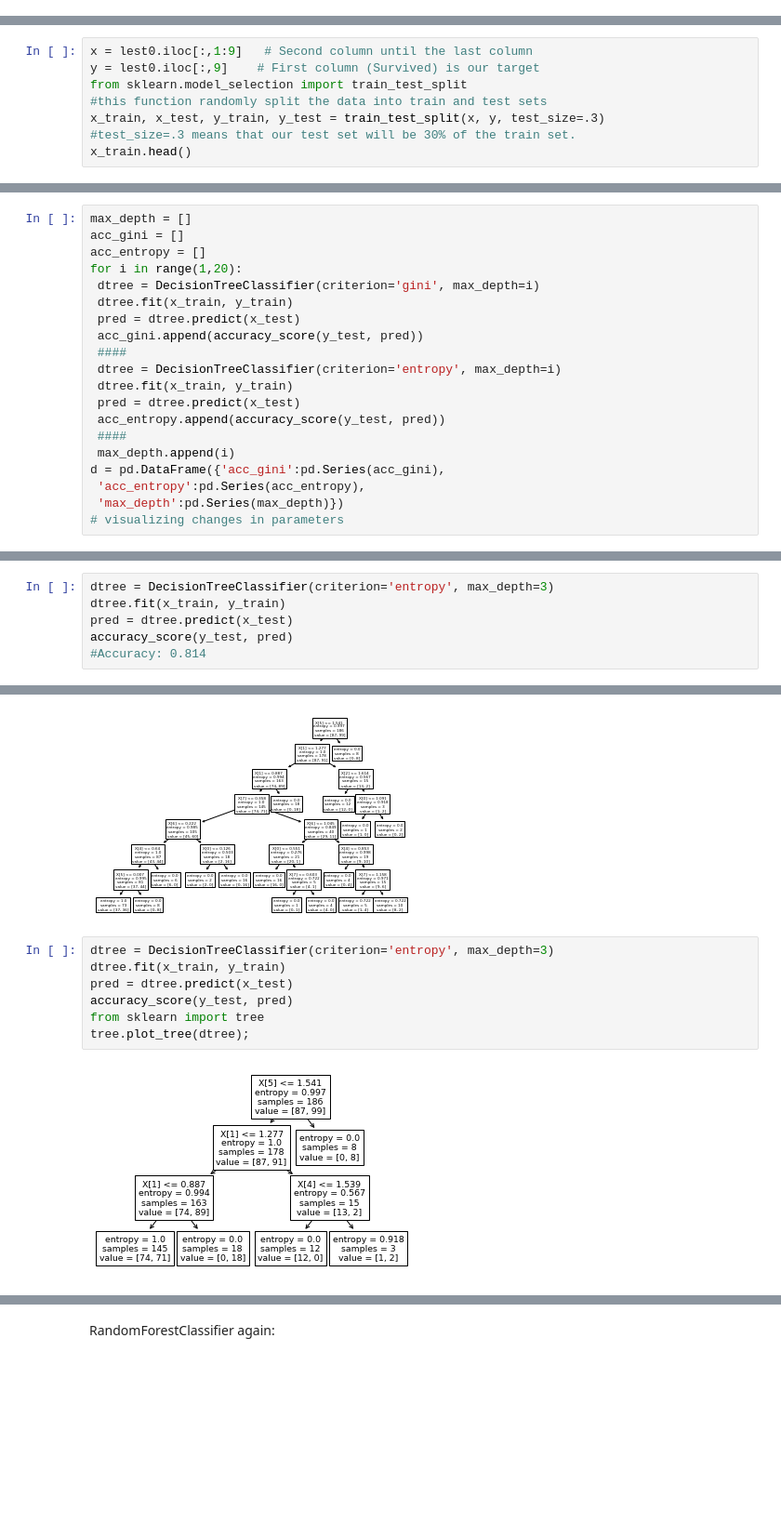
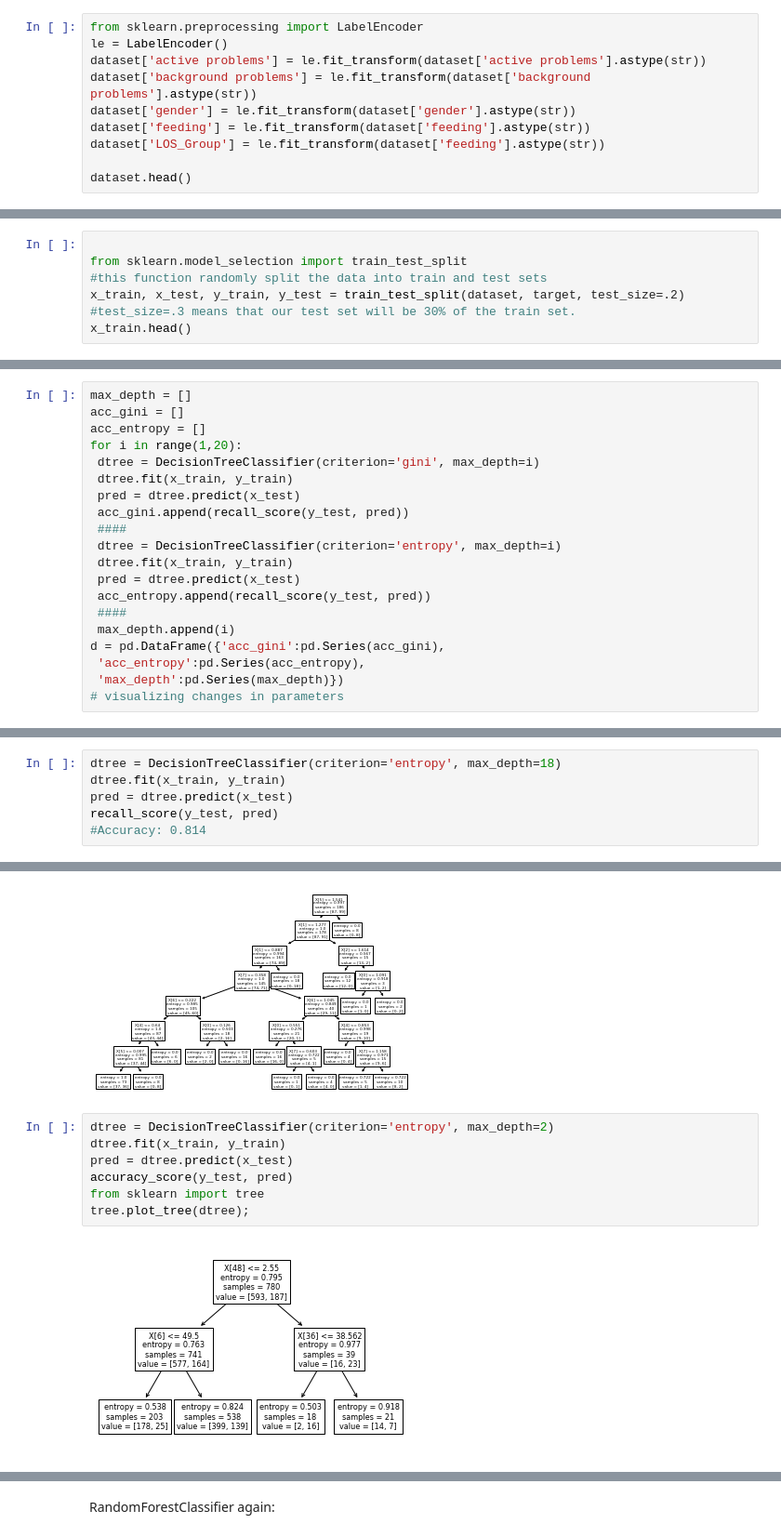
Before and after one commit to dvirs12345/Final-project, a Jupyter notebook: Hazana/DecisionTreeClassifier-only_portain.ipynb, the cells around one changed output, grey strips where cells are left out. Shown at 93% size. Cells and saved outputs as stored; diff of their text form; blank space fills up the shorter version.

```diff
--- a/Hazana/DecisionTreeClassifier-only_portain.ipynb
+++ b/Hazana/DecisionTreeClassifier-only_portain.ipynb
@@ -121,0 +42,10 @@ lest0.head()
+# %%
+from sklearn.preprocessing import LabelEncoder
+le = LabelEncoder()
+dataset['active problems'] = le.fit_transform(dataset['active problems'].astype(str))
+dataset['background problems'] = le.fit_transform(dataset['background problems'].astype(str))
+dataset['gender'] = le.fit_transform(dataset['gender'].astype(str))
+dataset['feeding'] = le.fit_transform(dataset['feeding'].astype(str))
+dataset['LOS_Group'] = le.fit_transform(dataset['feeding'].astype(str))
+
+dataset.head()
@@ -122,9 +64,8 @@ lest0.head()
 # %%
-x = lest0.iloc[:,1:9]   # Second column until the last column
-y = lest0.iloc[:,9]    # First column (Survived) is our target
+
 from sklearn.model_selection import train_test_split
 #this function randomly split the data into train and test sets
-x_train, x_test, y_train, y_test = train_test_split(x, y, test_size=.3)
+x_train, x_test, y_train, y_test = train_test_split(dataset, target, test_size=.2)
 #test_size=.3 means that our test set will be 30% of the train set.
 x_train.head()
 # %% [output]
@@ -191,12 +116,12 @@ for i in range(1,20):
  dtree = DecisionTreeClassifier(criterion='gini', max_depth=i)
  dtree.fit(x_train, y_train)
  pred = dtree.predict(x_test)
- acc_gini.append(accuracy_score(y_test, pred))
+ acc_gini.append(recall_score(y_test, pred))
  ####
  dtree = DecisionTreeClassifier(criterion='entropy', max_depth=i)
  dtree.fit(x_train, y_train)
  pred = dtree.predict(x_test)
- acc_entropy.append(accuracy_score(y_test, pred))
+ acc_entropy.append(recall_score(y_test, pred))
  ####
  max_depth.append(i)
 d = pd.DataFrame({'acc_gini':pd.Series(acc_gini),
@@ -226,7 +151,7 @@ d.head(20)
 # %%
-dtree = DecisionTreeClassifier(criterion='entropy', max_depth=3)
+dtree = DecisionTreeClassifier(criterion='entropy', max_depth=18)
 dtree.fit(x_train, y_train)
 pred = dtree.predict(x_test)
-accuracy_score(y_test, pred)
+recall_score(y_test, pred)
 #Accuracy: 0.814
 # %% [output]
@@ -380,11 +305,11 @@ tree.plot_tree(dtree);
 # %% [output]
 [figure]
 # %%
-dtree = DecisionTreeClassifier(criterion='entropy', max_depth=3)
+dtree = DecisionTreeClassifier(criterion='entropy', max_depth=2)
 dtree.fit(x_train, y_train)
 pred = dtree.predict(x_test)
 accuracy_score(y_test, pred)
 from sklearn import tree
 tree.plot_tree(dtree);
 # %% [output]
-[figure, old version]
+[figure, new version]
```
Also changed, not shown: parts of 28 cells of this notebook, 4 other files.
